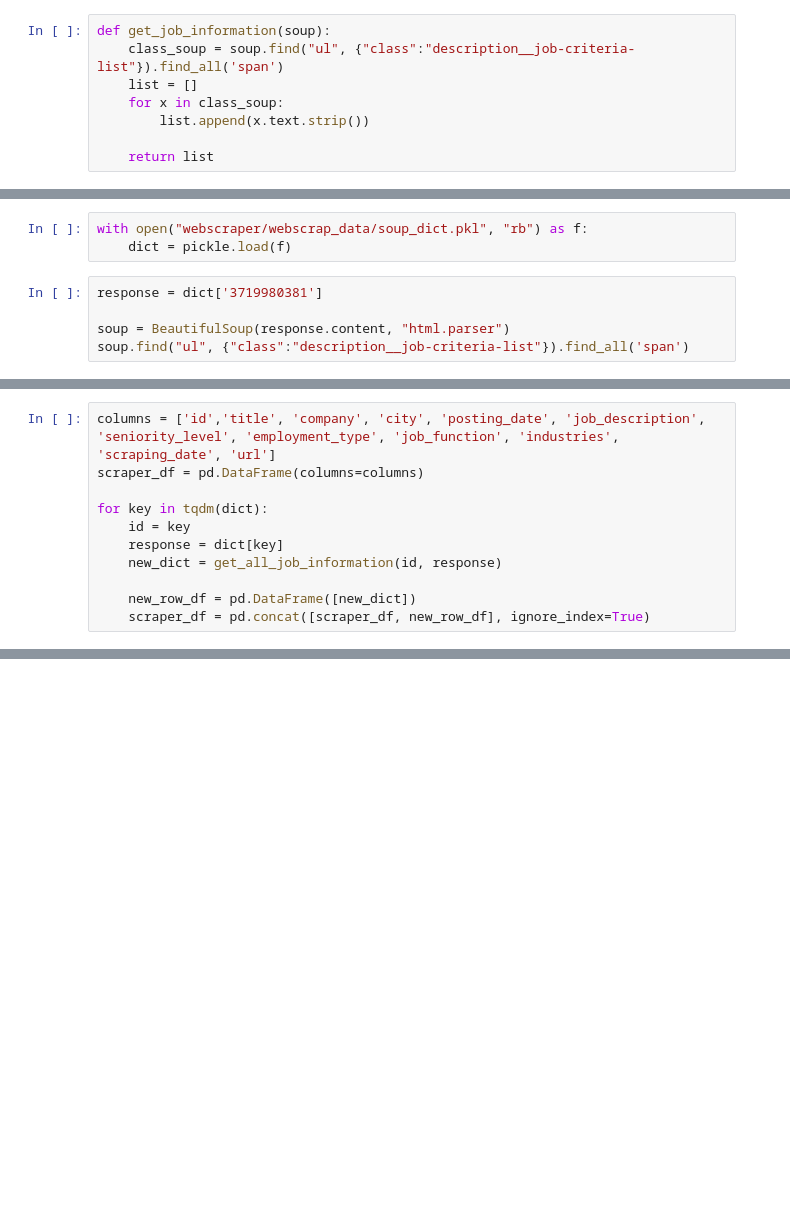
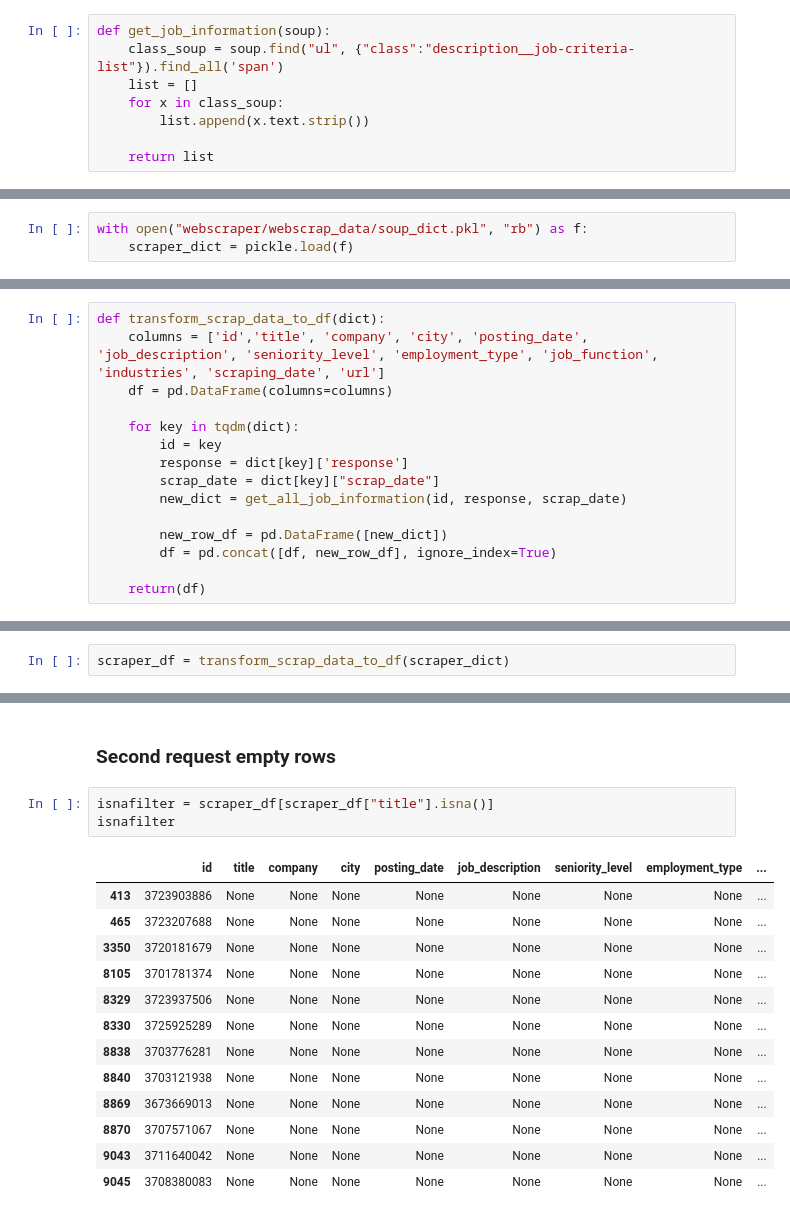
Before and after one commit to domenicsawatzki/IH_final_project_data-jobs, a Jupyter notebook: redesign_database.ipynb, the cells around one changed output, grey strips where cells are left out. Cells and saved outputs as stored; diff of their text form; blank space fills up the shorter version.

Commit message:
Scraper v1.1

```diff
--- a/redesign_database.ipynb
+++ b/redesign_database.ipynb
@@ -100,9 +100,4 @@ def get_all_job_information(id, response):
     return job_dict
 # %%
 with open("webscraper/webscrap_data/soup_dict.pkl", "rb") as f:
-    dict = pickle.load(f)
+    scraper_dict = pickle.load(f)
-# %%
-response = dict['3719980381']
-
-soup = BeautifulSoup(response.content, "html.parser")
-soup.find("ul", {"class":"description__job-criteria-list"}).find_all('span')
@@ -122,11 +108,15 @@ list
 # %%
-columns = ['id','title', 'company', 'city', 'posting_date', 'job_description', 'seniority_level', 'employment_type', 'job_function', 'industries', 'scraping_date', 'url']
-scraper_df = pd.DataFrame(columns=columns)
+def transform_scrap_data_to_df(dict):
+    columns = ['id','title', 'company', 'city', 'posting_date', 'job_description', 'seniority_level', 'employment_type', 'job_function', 'industries', 'scraping_date', 'url']
+    df = pd.DataFrame(columns=columns)
 
-for key in tqdm(dict):
-    id = key
-    response = dict[key]
-    new_dict = get_all_job_information(id, response)
+    for key in tqdm(dict):
+        id = key
+        response = dict[key]['response']
+        scrap_date = dict[key]["scrap_date"]
+        new_dict = get_all_job_information(id, response, scrap_date)
 
-    new_row_df = pd.DataFrame([new_dict])
-    scraper_df = pd.concat([scraper_df, new_row_df], ignore_index=True)
+        new_row_df = pd.DataFrame([new_dict])
+        df = pd.concat([df, new_row_df], ignore_index=True)
+
+    return(df)
@@ -165,0 +123,2 @@ Name: count, dtype: int64
+# %%
+scraper_df = transform_scrap_data_to_df(scraper_dict)
@@ -165,0 +160,19 @@ Name: count, dtype: int64
+# %% [markdown]
+### Second request empty rows
+# %%
+isnafilter = scraper_df[scraper_df["title"].isna()]
+isnafilter
+# %% [output]
+|  | id | title | company | city | posting_date | job_description | seniority_level | employment_type | ... |
+| 413 | 3723903886 | None | None | None | None | None | None | None | ... |
+| 465 | 3723207688 | None | None | None | None | None | None | None | ... |
+| 3350 | 3720181679 | None | None | None | None | None | None | None | ... |
+| 8105 | 3701781374 | None | None | None | None | None | None | None | ... |
+| 8329 | 3723937506 | None | None | None | None | None | None | None | ... |
+| 8330 | 3725925289 | None | None | None | None | None | None | None | ... |
+| 8838 | 3703776281 | None | None | None | None | None | None | None | ... |
+| 8840 | 3703121938 | None | None | None | None | None | None | None | ... |
+| 8869 | 3673669013 | None | None | None | None | None | None | None | ... |
+| 8870 | 3707571067 | None | None | None | None | None | None | None | ... |
+| 9043 | 3711640042 | None | None | None | None | None | None | None | ... |
+| 9045 | 3708380083 | None | None | None | None | None | None | None | ... |
```
Also changed, not shown: parts of 13 cells of this notebook, 5 other files.
